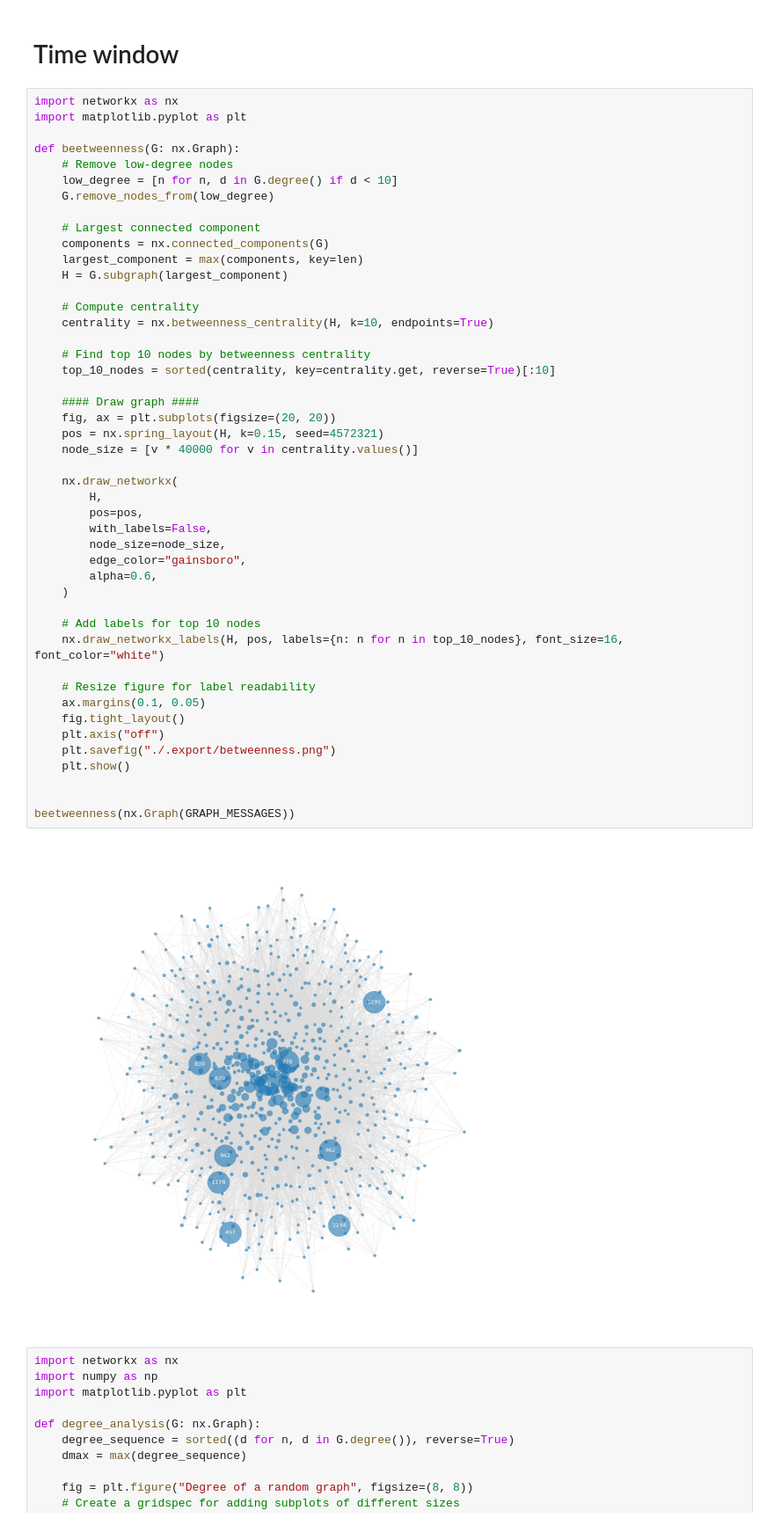
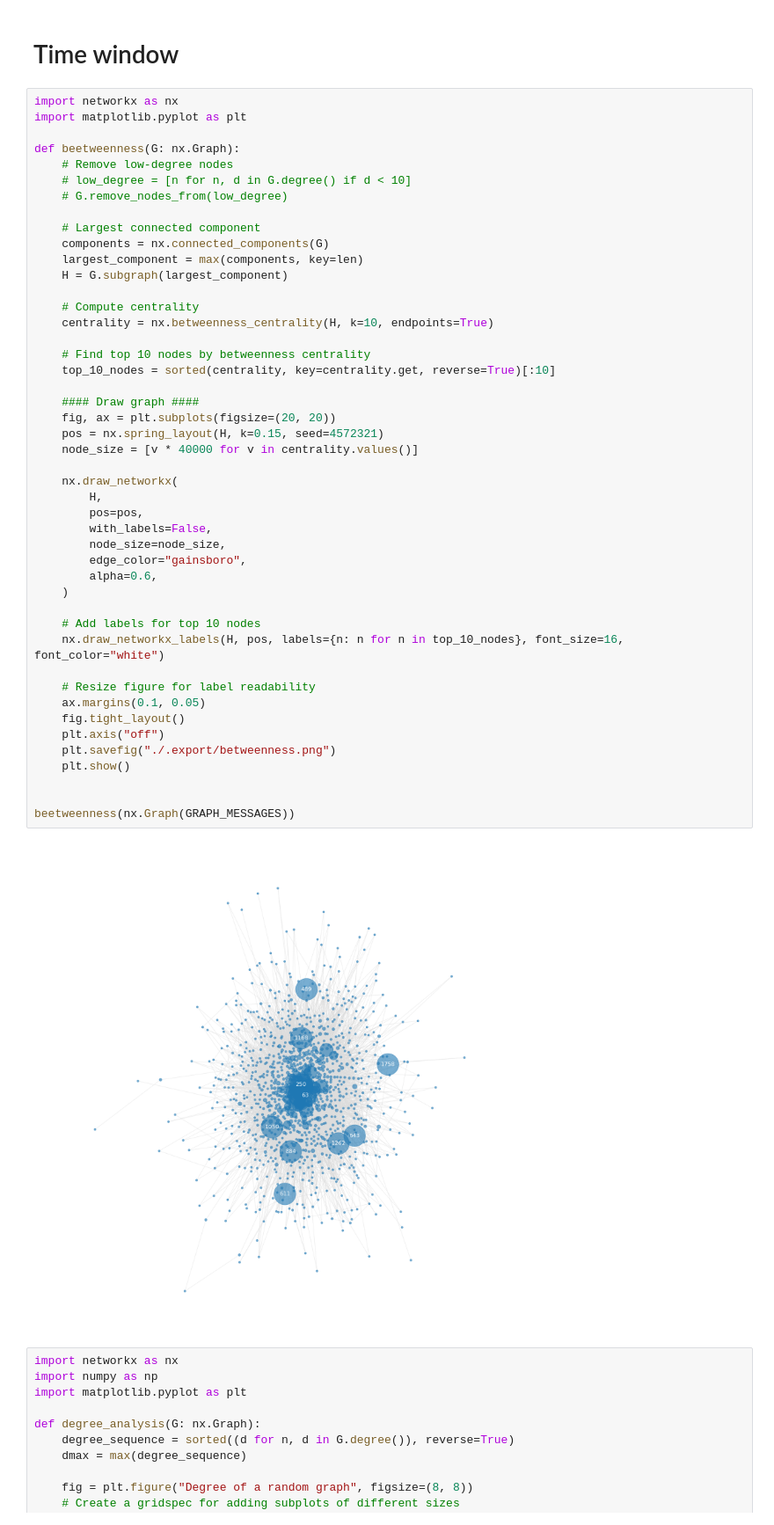
Before and after one commit to BambusControl/rug-sna-pizza-giving, a Jupyter notebook: college_msg_files/metrics.ipynb, the cells around one changed output. Shown at 88% size. Saved outputs shown, nothing was run; the diff lists cells and outputs as text.

```diff
--- a/college_msg_files/metrics.ipynb
+++ b/college_msg_files/metrics.ipynb
@@ -93,8 +93,8 @@ import matplotlib.pyplot as plt
 
 def beetweenness(G: nx.Graph):
     # Remove low-degree nodes
-    low_degree = [n for n, d in G.degree() if d < 10]
-    G.remove_nodes_from(low_degree)
+    # low_degree = [n for n, d in G.degree() if d < 10]
+    # G.remove_nodes_from(low_degree)
 
     # Largest connected component
     components = nx.connected_components(G)
@@ -107,34 +107,34 @@ def beetweenness(G: nx.Graph):
     # Find top 10 nodes by betweenness centrality
     top_10_nodes = sorted(centrality, key=centrality.get, reverse=True)[:10]
 
     #### Draw graph ####
     fig, ax = plt.subplots(figsize=(20, 20))
     pos = nx.spring_layout(H, k=0.15, seed=4572321)
     node_size = [v * 40000 for v in centrality.values()]
 
     nx.draw_networkx(
         H,
         pos=pos,
         with_labels=False,
         node_size=node_size,
         edge_color="gainsboro",
         alpha=0.6,
     )
 
     # Add labels for top 10 nodes
     nx.draw_networkx_labels(H, pos, labels={n: n for n in top_10_nodes}, font_size=16, font_color="white")
 
     # Resize figure for label readability
     ax.margins(0.1, 0.05)
     fig.tight_layout()
     plt.axis("off")
     plt.savefig("./.export/betweenness.png")
     plt.show()
 
 
 beetweenness(nx.Graph(GRAPH_MESSAGES))
 # %% [output]
-[figure, old version]
+[figure, new version]
 # %%
 import networkx as nx
 import numpy as np
```
Also changed, not shown: parts of 1 cell of this notebook.
